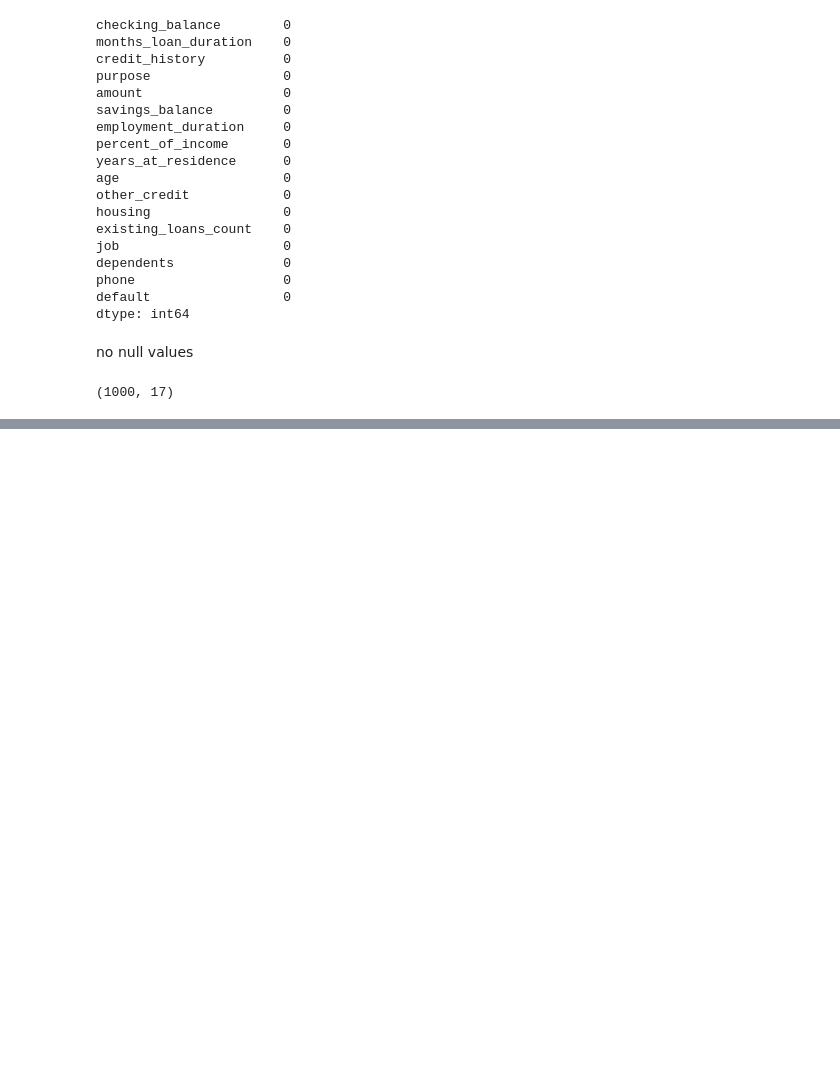
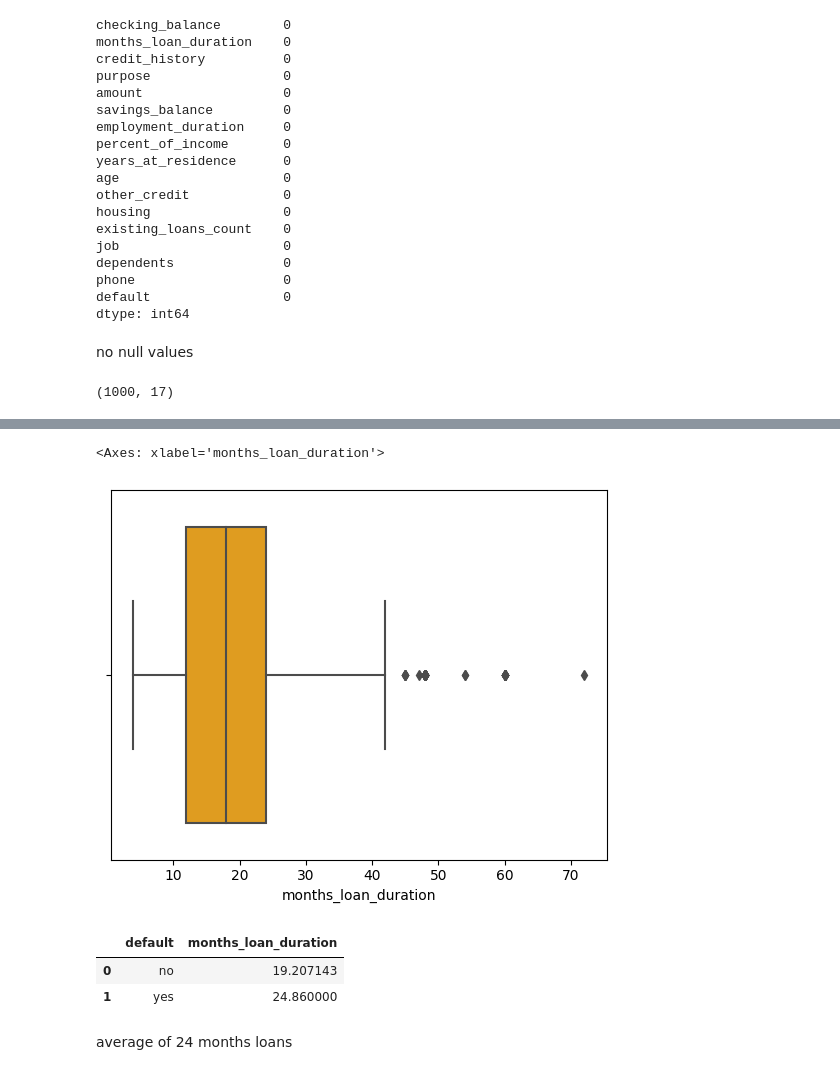
Before and after one commit to vanshikagoyal6396/MLCOE_TASK_, a Jupyter notebook: ClassificationTask.ipynb, the cells around one changed output, grey strips where cells are left out. Drawn from its saved outputs; the diff is of its cells as text; code cells hidden in the pictures; blank space fills up the shorter version.

```diff
--- a/ClassificationTask.ipynb
+++ b/ClassificationTask.ipynb
@@ -103,0 +221,14 @@ df.describe()
+# %%
+sns.boxplot(x = 'months_loan_duration', data = df,color='orange')
+# %% [output]
+<Axes: xlabel='months_loan_duration'>
+[figure, added]
+# %%
+g1 = df.groupby('default')['months_loan_duration'].mean().reset_index()
+g1
+# %% [output]
+|  | default | months_loan_duration |
+| 0 | no | 19.207143 |
+| 1 | yes | 24.860000 |
+# %% [markdown]
+average of 24 months loans
```
Also changed, not shown: parts of 15 cells of this notebook.
